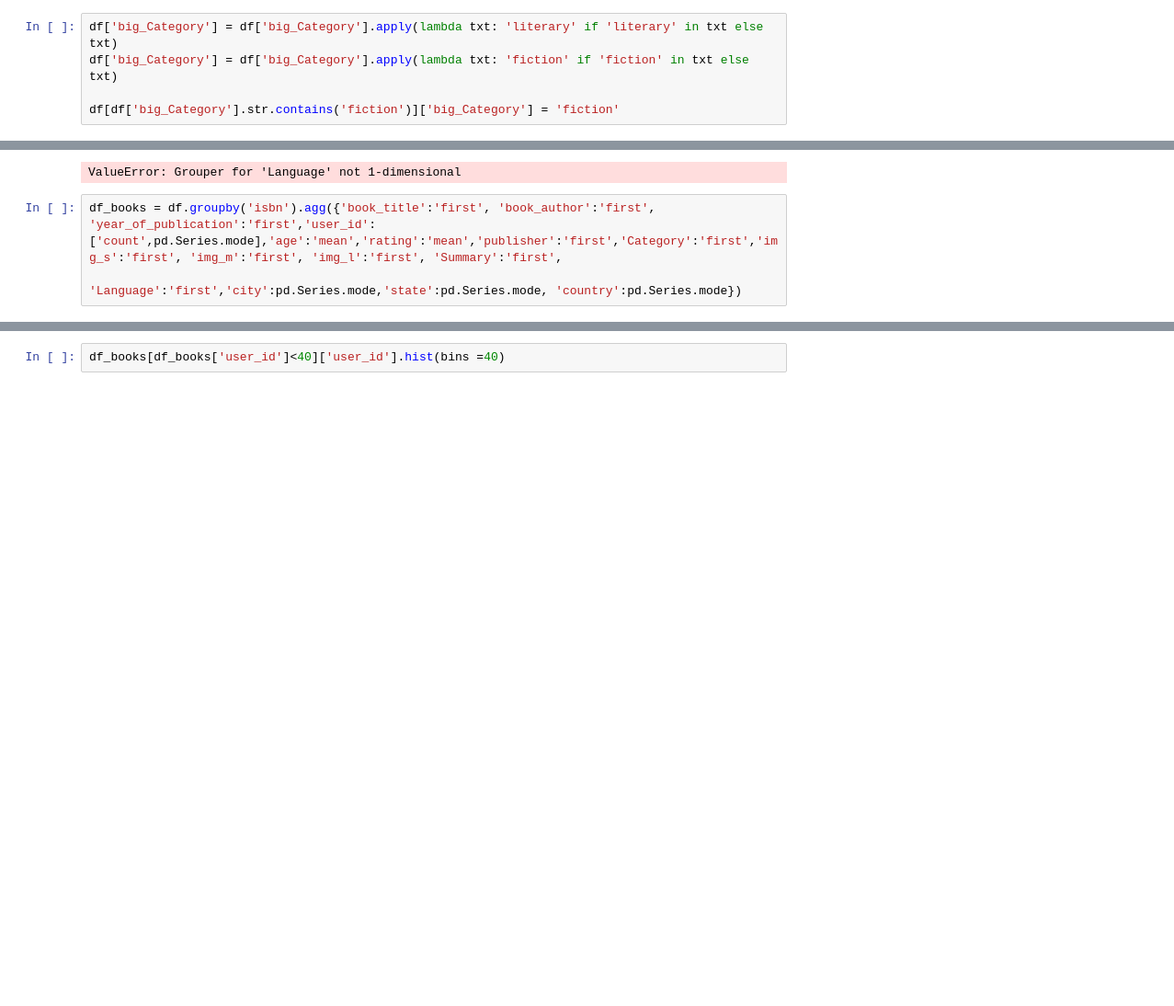
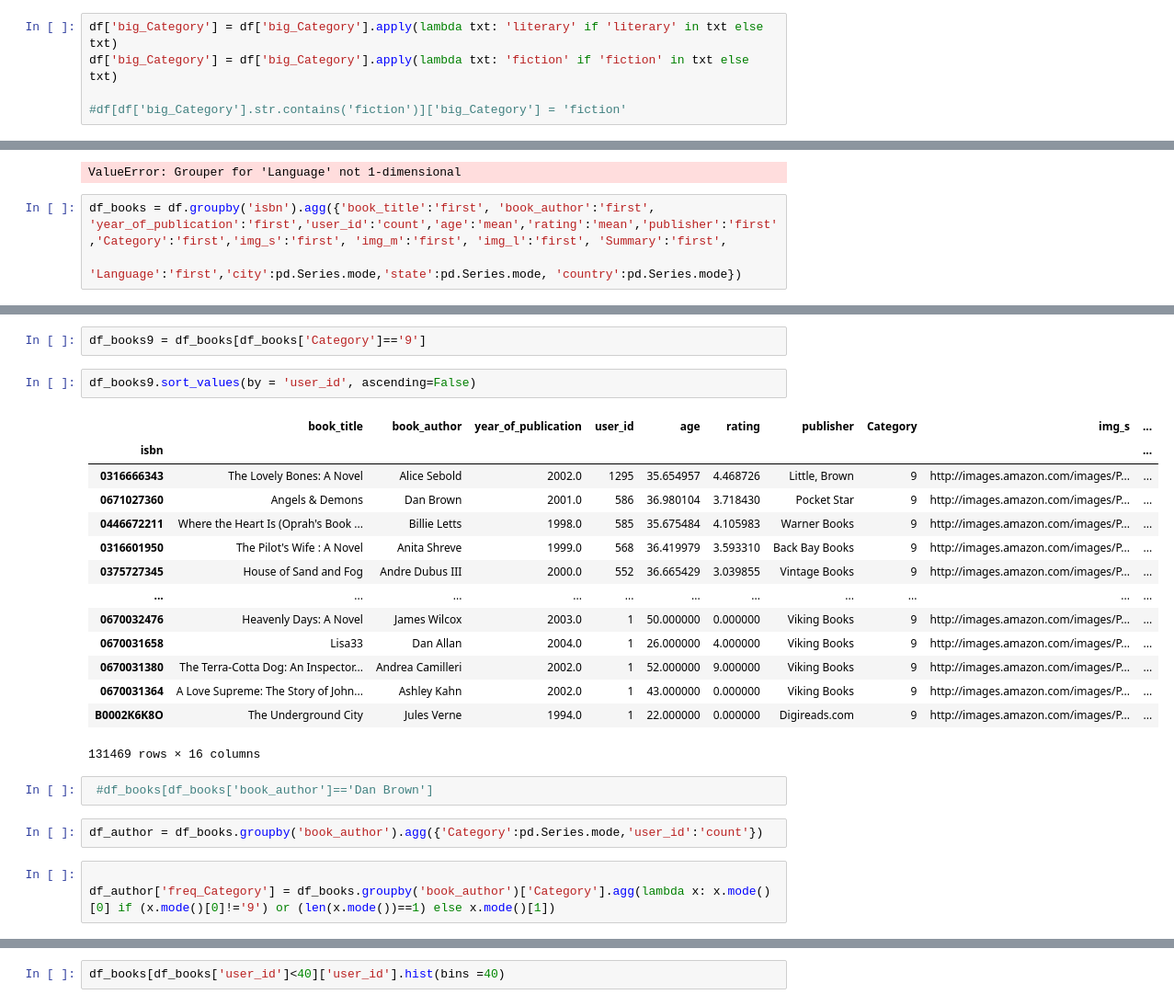
Before and after one commit to roy2392/books_recom_sys, a Jupyter notebook: starter eda and grouping.ipynb, the cells around one changed output, grey strips where cells are left out. Shown at 92% size. Cells and saved outputs as stored; diff of their text form; blank space fills up the shorter version.

```diff
--- a/starter eda and grouping.ipynb
+++ b/starter eda and grouping.ipynb
@@ -148,4 +164,4 @@ df['big_Category'] = df['Category'].copy()
 df['big_Category'] = df['big_Category'].apply(lambda txt: 'literary' if 'literary' in txt else txt)
 df['big_Category'] = df['big_Category'].apply(lambda txt: 'fiction' if 'fiction' in txt else txt)
 
-df[df['big_Category'].str.contains('fiction')]['big_Category'] = 'fiction'
+#df[df['big_Category'].str.contains('fiction')]['big_Category'] = 'fiction'
@@ -217,5 +211,5 @@ df_books.groupby('Language')['Language'].count()
 # %% [output]
 ValueError: Grouper for 'Language' not 1-dimensional
 # %%
-df_books = df.groupby('isbn').agg({'book_title':'first', 'book_author':'first', 'year_of_publication':'first','user_id':['count',pd.Series.mode],'age':'mean','rating':'mean','publisher':'first','Category':'first','img_s':'first', 'img_m':'first', 'img_l':'first', 'Summary':'first',
+df_books = df.groupby('isbn').agg({'book_title':'first', 'book_author':'first', 'year_of_publication':'first','user_id':'count','age':'mean','rating':'mean','publisher':'first','Category':'first','img_s':'first', 'img_m':'first', 'img_l':'first', 'Summary':'first',
                                    'Language':'first','city':pd.Series.mode,'state':pd.Series.mode, 'country':pd.Series.mode})
@@ -221,0 +236,26 @@ df_books = df.groupby('isbn').agg({'book_title':'first', 'book_author':'first',
+# %%
+df_books9 = df_books[df_books['Category']=='9']
+# %%
+df_books9.sort_values(by = 'user_id', ascending=False)
+# %% [output]
+|  | book_title | book_author | year_of_publication | user_id | age | rating | publisher | Category | img_s | ... |
+| isbn |  |  |  |  |  |  |  |  |  | ... |
+| 0316666343 | The Lovely Bones: A Novel | Alice Sebold | 2002.0 | 1295 | 35.654957 | 4.468726 | Little, Brown | 9 | http://images.amazon.com/images/P... | ... |
+| 0671027360 | Angels & Demons | Dan Brown | 2001.0 | 586 | 36.980104 | 3.718430 | Pocket Star | 9 | http://images.amazon.com/images/P... | ... |
+| 0446672211 | Where the Heart Is (Oprah's Book ... | Billie Letts | 1998.0 | 585 | 35.675484 | 4.105983 | Warner Books | 9 | http://images.amazon.com/images/P... | ... |
+| 0316601950 | The Pilot's Wife : A Novel | Anita Shreve | 1999.0 | 568 | 36.419979 | 3.593310 | Back Bay Books | 9 | http://images.amazon.com/images/P... | ... |
+| 0375727345 | House of Sand and Fog | Andre Dubus III | 2000.0 | 552 | 36.665429 | 3.039855 | Vintage Books | 9 | http://images.amazon.com/images/P... | ... |
+| ... | ... | ... | ... | ... | ... | ... | ... | ... | ... | ... |
+| 0670032476 | Heavenly Days: A Novel | James Wilcox | 2003.0 | 1 | 50.000000 | 0.000000 | Viking Books | 9 | http://images.amazon.com/images/P... | ... |
+| 0670031658 | Lisa33 | Dan Allan | 2004.0 | 1 | 26.000000 | 4.000000 | Viking Books | 9 | http://images.amazon.com/images/P... | ... |
+| 0670031380 | The Terra-Cotta Dog: An Inspector... | Andrea Camilleri | 2002.0 | 1 | 52.000000 | 9.000000 | Viking Books | 9 | http://images.amazon.com/images/P... | ... |
+| 0670031364 | A Love Supreme: The Story of John... | Ashley Kahn | 2002.0 | 1 | 43.000000 | 0.000000 | Viking Books | 9 | http://images.amazon.com/images/P... | ... |
+| B0002K6K8O | The Underground City | Jules Verne | 1994.0 | 1 | 22.000000 | 0.000000 | Digireads.com | 9 | http://images.amazon.com/images/P... | ... |
+131469 rows × 16 columns
+# %%
+ #df_books[df_books['book_author']=='Dan Brown']
+# %%
+df_author = df_books.groupby('book_author').agg({'Category':pd.Series.mode,'user_id':'count'})
+# %%
+
+df_author['freq_Category'] = df_books.groupby('book_author')['Category'].agg(lambda x: x.mode()[0] if (x.mode()[0]!='9') or (len(x.mode())==1) else x.mode()[1])
```
Also changed, not shown: parts of 32 cells of this notebook, 1 other file.
